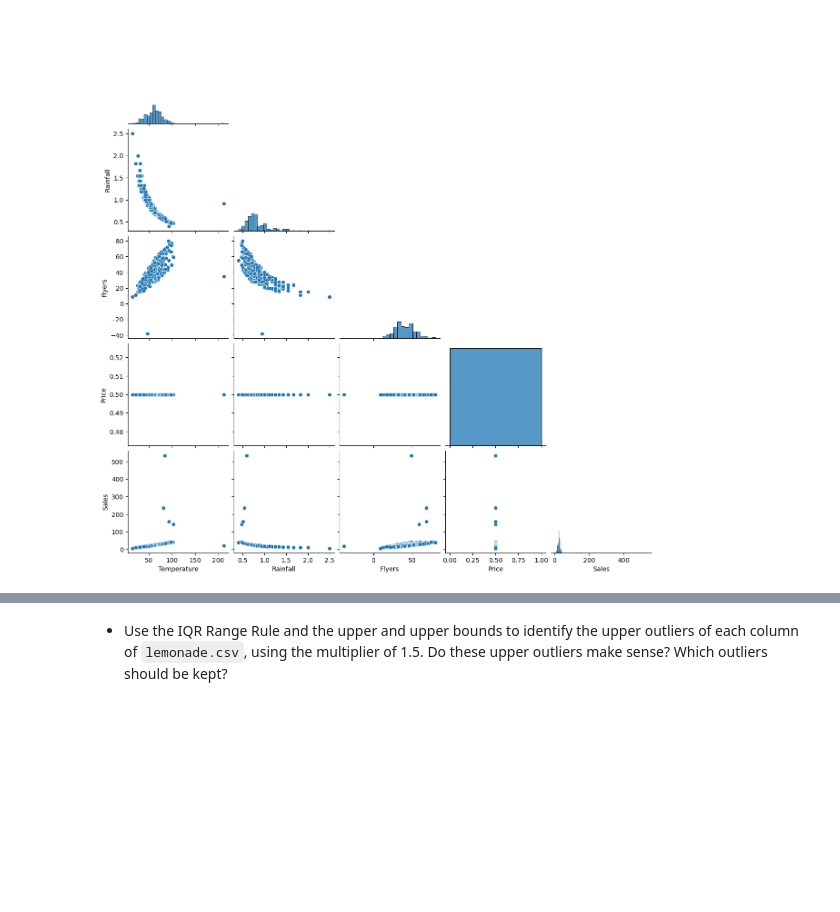
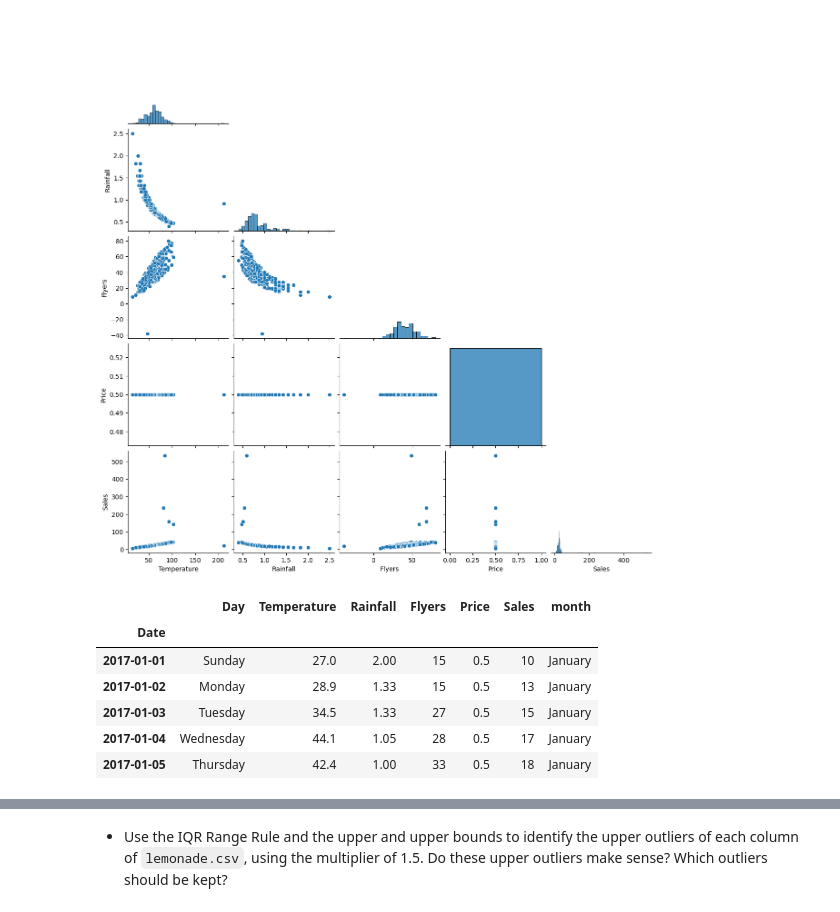
Before and after one commit to mannievilla/anomaly-detection-exercises, a Jupyter notebook: continuous_probabilistic_methods.ipynb, the cells around one changed output, grey strips where cells are left out. Drawn from its saved outputs; the diff is of its cells as text; code cells hidden in the pictures; blank space fills up the shorter version.

```diff
--- a/continuous_probabilistic_methods.ipynb
+++ b/continuous_probabilistic_methods.ipynb
@@ -79,5 +87,15 @@ sns.pairplot(df, corner=True)
 # %% [output]
 <seaborn.axisgrid.PairGrid at 0x...>
 [figure]
+# %%
+df.head()
+# %% [output]
+|  | Day | Temperature | Rainfall | Flyers | Price | Sales | month |
+| Date |  |  |  |  |  |  |  |
+| 2017-01-01 | Sunday | 27.0 | 2.00 | 15 | 0.5 | 10 | January |
+| 2017-01-02 | Monday | 28.9 | 1.33 | 15 | 0.5 | 13 | January |
+| 2017-01-03 | Tuesday | 34.5 | 1.33 | 27 | 0.5 | 15 | January |
+| 2017-01-04 | Wednesday | 44.1 | 1.05 | 28 | 0.5 | 17 | January |
+| 2017-01-05 | Thursday | 42.4 | 1.00 | 33 | 0.5 | 18 | January |
 # %%
 # to get the upper and lower
```
Also changed, not shown: parts of 14 cells of this notebook, 3 other files.
